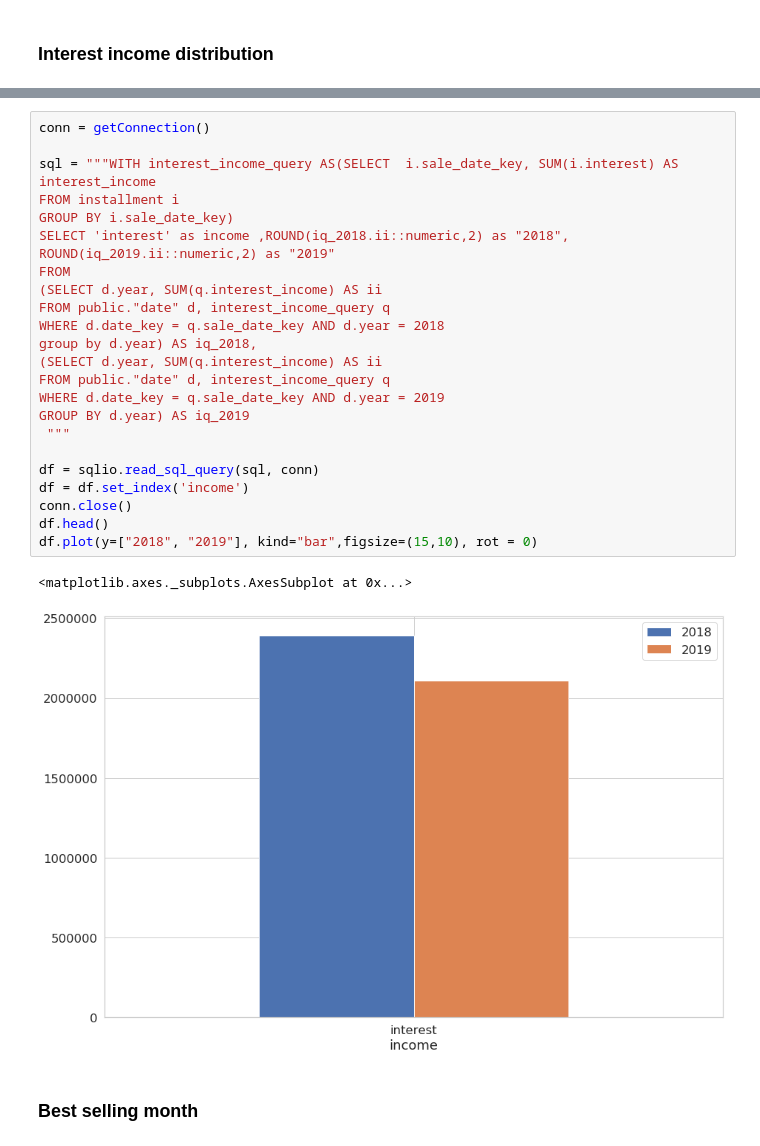
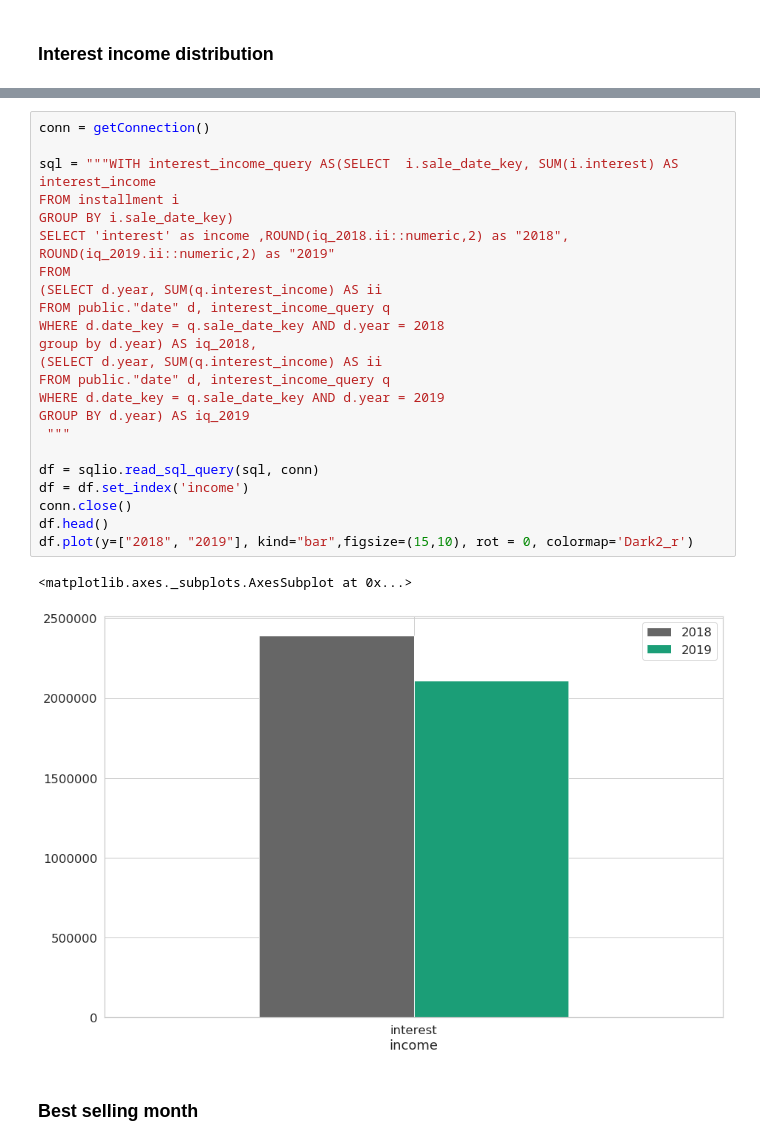
Before and after one commit to michalbogdanowicz/ADMT, a Jupyter notebook: query visualization.ipynb, the cells around one changed output, grey strips where cells are left out. Cells and saved outputs as stored; diff of their text form.

```diff
--- a/query visualization.ipynb
+++ b/query visualization.ipynb
@@ -42,30 +42,30 @@ df.plot(x="month", y=["interest income 2018", "interest income 2019"], kind="bar
 # %%
 conn = getConnection()
 
 sql = """WITH interest_income_query AS(SELECT  i.sale_date_key, SUM(i.interest) AS interest_income
 FROM installment i
 GROUP BY i.sale_date_key)
 SELECT 'interest' as income ,ROUND(iq_2018.ii::numeric,2) as "2018",
 ROUND(iq_2019.ii::numeric,2) as "2019"
 FROM
 (SELECT d.year, SUM(q.interest_income) AS ii
 FROM public."date" d, interest_income_query q
 WHERE d.date_key = q.sale_date_key AND d.year = 2018
 group by d.year) AS iq_2018,
 (SELECT d.year, SUM(q.interest_income) AS ii
 FROM public."date" d, interest_income_query q
 WHERE d.date_key = q.sale_date_key AND d.year = 2019
 GROUP BY d.year) AS iq_2019
  """
 
 df = sqlio.read_sql_query(sql, conn)
 df = df.set_index('income')
 conn.close()
 df.head()
-df.plot(y=["2018", "2019"], kind="bar",figsize=(15,10), rot = 0)
+df.plot(y=["2018", "2019"], kind="bar",figsize=(15,10), rot = 0, colormap='Dark2_r')
 # %% [output]
 <matplotlib.axes._subplots.AxesSubplot at 0x...>
-[figure, old version]
+[figure, new version]
 # %% [markdown]
 ### Best selling month
 # %%
```
Also changed, not shown: parts of 4 cells of this notebook, 1 other file.
